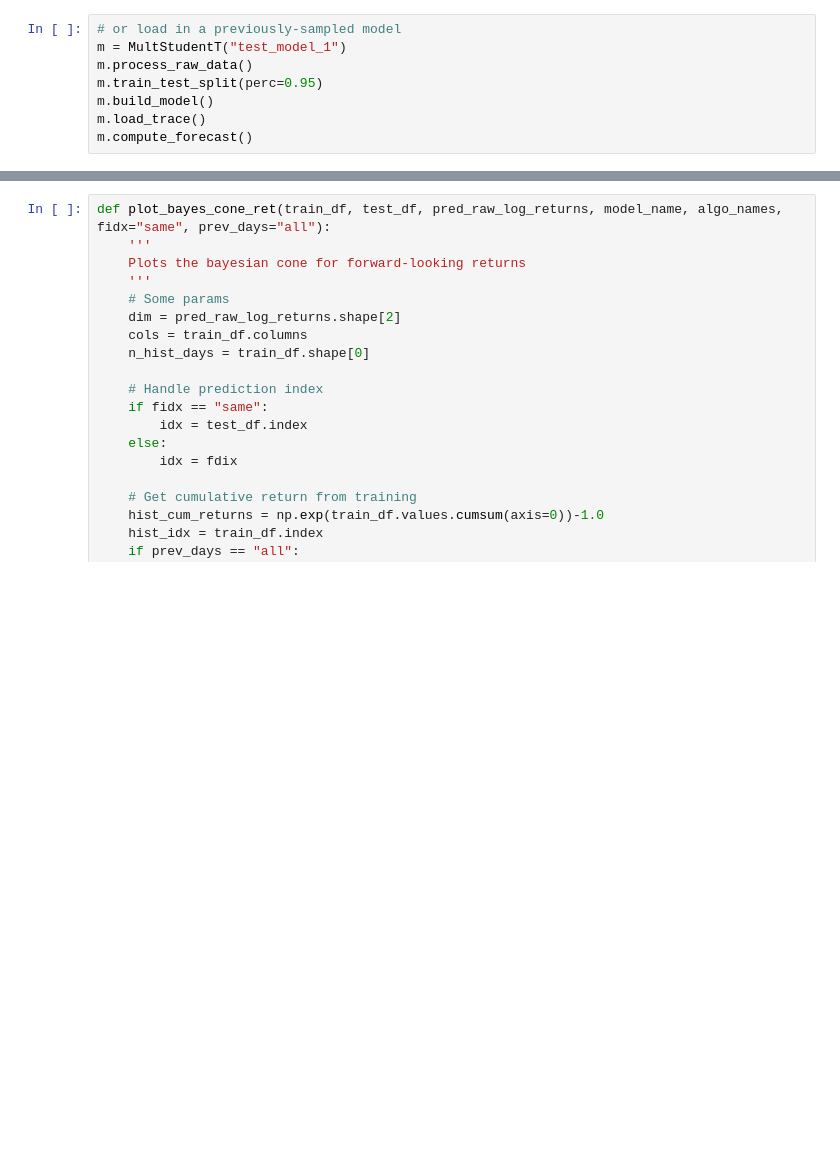
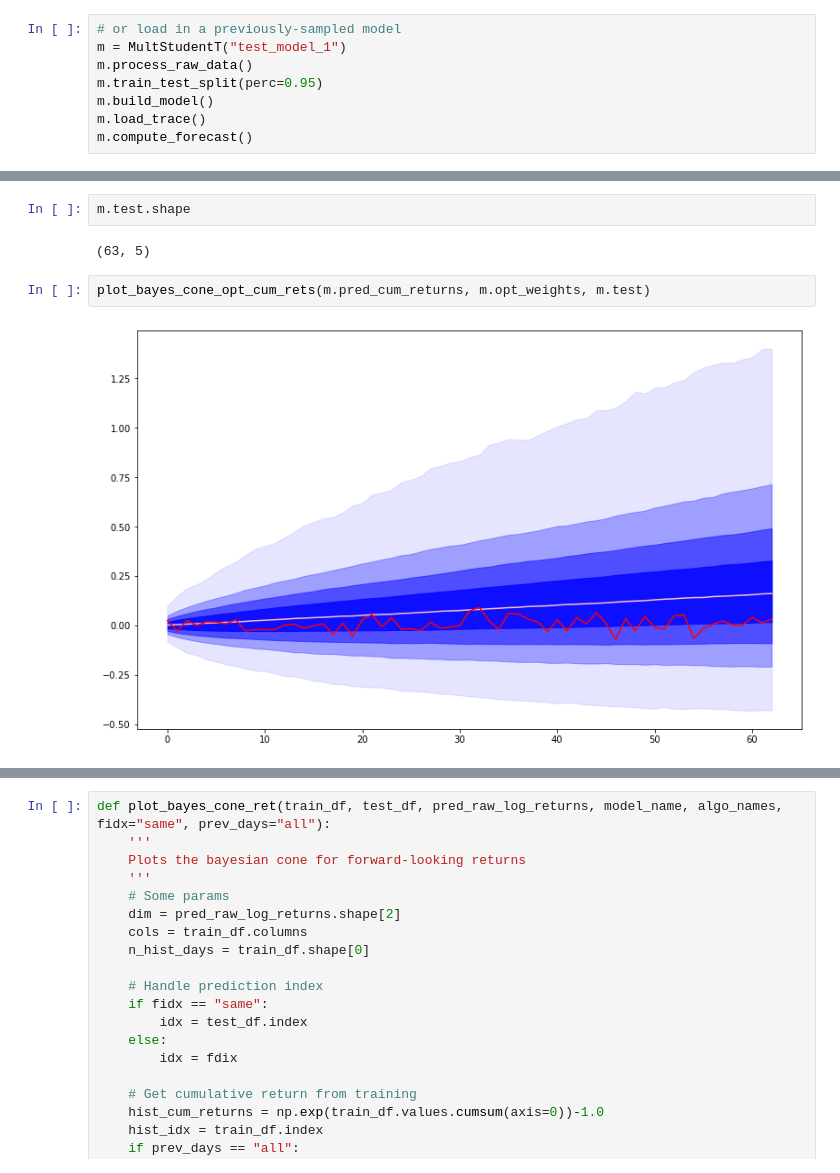
Before and after one commit to Jonathan-Lindbloom/bayesian-projects, a Jupyter notebook: Portfolio Allocation/model_class/Class definition.ipynb, the cells around one changed output, grey strips where cells are left out. Saved outputs shown, nothing was run; the diff lists cells and outputs as text; blank space fills up the shorter version.

```diff
--- a/Portfolio Allocation/model_class/Class definition.ipynb
+++ b/Portfolio Allocation/model_class/Class definition.ipynb
@@ -313,0 +419,8 @@ def compute_bands(vals, levels=[1.0, 5.5, 12.5, 25, 75, 87.5, 94.5, 99.0]):
+# %%
+m.test.shape
+# %% [output]
+(63, 5)
+# %%
+plot_bayes_cone_opt_cum_rets(m.pred_cum_returns, m.opt_weights, m.test)
+# %% [output]
+[figure, added]
```
Also changed, not shown: parts of 36 cells of this notebook, 15 other files.
